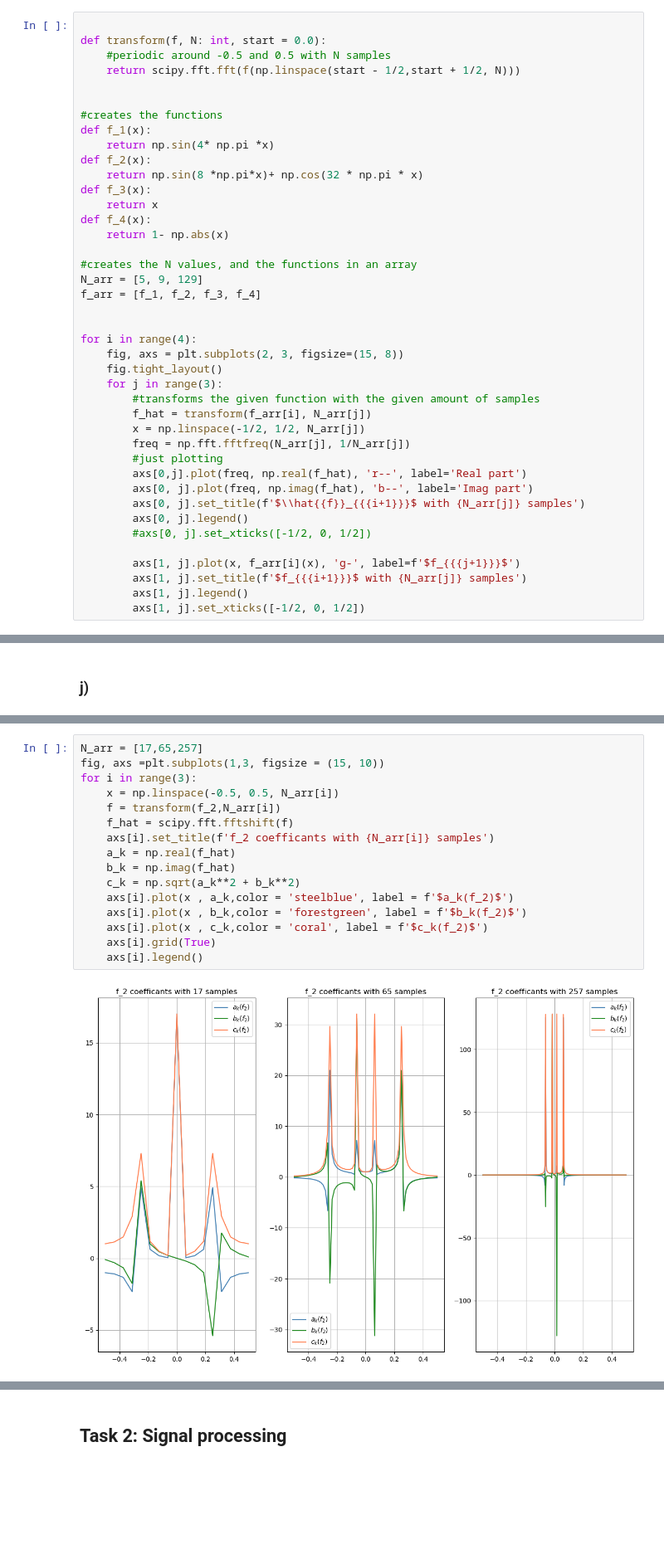
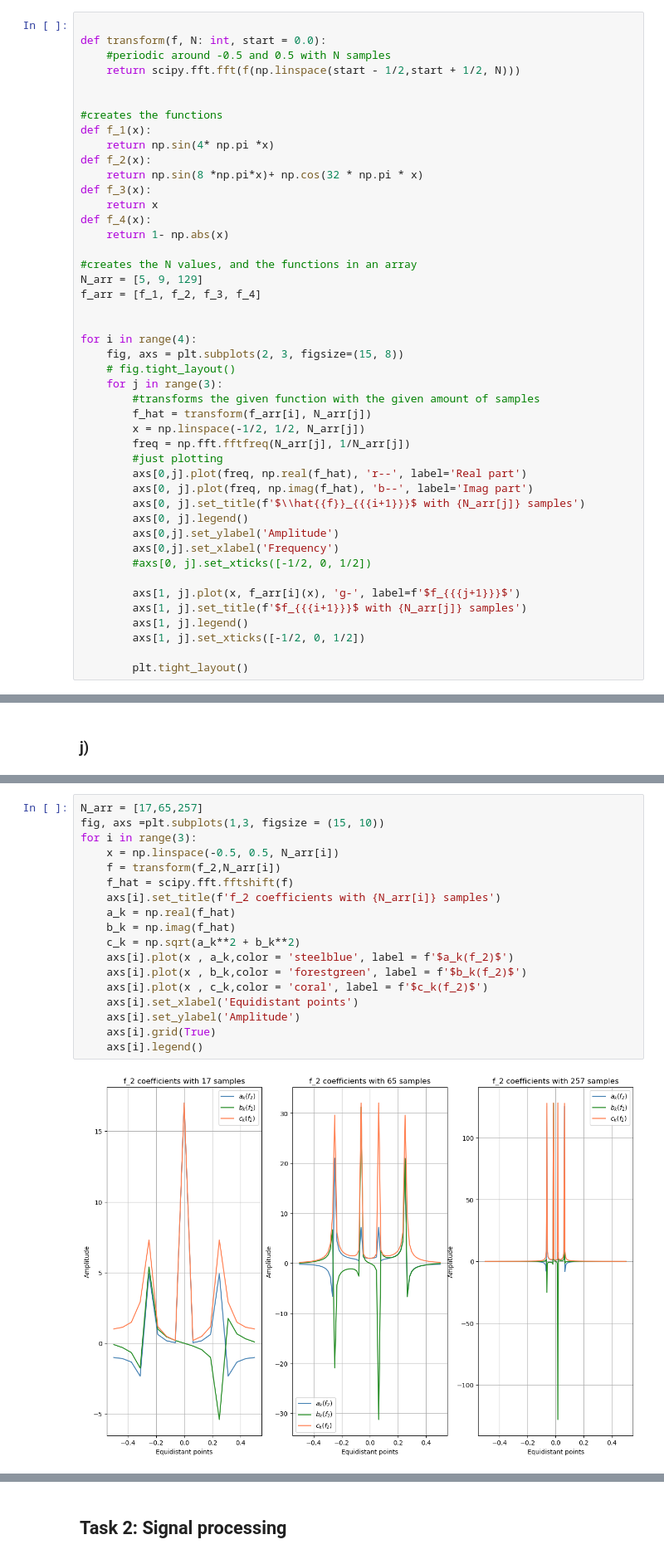
Before and after one commit to EttMolTrym/TMA4215-NumMat, a Jupyter notebook: project_1/project_1.ipynb, the cells around one changed output, grey strips where cells are left out. Shown at 83% size. Saved outputs shown, nothing was run; the diff lists cells and outputs as text; blank space fills up the shorter version.

```diff
--- a/project_1/project_1.ipynb
+++ b/project_1/project_1.ipynb
@@ -384,7 +403,7 @@ f_arr = [f_1, f_2, f_3, f_4]
 
 for i in range(4):
     fig, axs = plt.subplots(2, 3, figsize=(15, 8))
-    fig.tight_layout()
+    # fig.tight_layout()
     for j in range(3):
         #transforms the given function with the given amount of samples
         f_hat = transform(f_arr[i], N_arr[j])
@@ -395,10 +414,14 @@ for i in range(4):
         axs[0, j].plot(freq, np.imag(f_hat), 'b--', label='Imag part')
         axs[0, j].set_title(f'$\\hat{{f}}_{{{i+1}}}$ with {N_arr[j]} samples')
         axs[0, j].legend()
+        axs[0,j].set_ylabel('Amplitude')
+        axs[0,j].set_xlabel('Frequency')
         #axs[0, j].set_xticks([-1/2, 0, 1/2])
 
         axs[1, j].plot(x, f_arr[i](x), 'g-', label=f'$f_{{{j+1}}}$')
         axs[1, j].set_title(f'$f_{{{i+1}}}$ with {N_arr[j]} samples')
         axs[1, j].legend()
         axs[1, j].set_xticks([-1/2, 0, 1/2])
+
+        plt.tight_layout()
 # %% [output]
@@ -419,21 +442,23 @@ we also know from earlier courses (TMA4115) that $c_k = \sqrt{a_k^2+b_k^2}$ when
 # %%
 N_arr = [17,65,257]
 fig, axs =plt.subplots(1,3, figsize = (15, 10))
 for i in range(3):
     x = np.linspace(-0.5, 0.5, N_arr[i])
     f = transform(f_2,N_arr[i])
     f_hat = scipy.fft.fftshift(f)
-    axs[i].set_title(f'f_2 coefficants with {N_arr[i]} samples')
+    axs[i].set_title(f'f_2 coefficients with {N_arr[i]} samples')
     a_k = np.real(f_hat)
     b_k = np.imag(f_hat)
     c_k = np.sqrt(a_k**2 + b_k**2)
     axs[i].plot(x , a_k,color = 'steelblue', label = f'$a_k(f_2)$')
     axs[i].plot(x , b_k,color = 'forestgreen', label = f'$b_k(f_2)$')
     axs[i].plot(x , c_k,color = 'coral', label = f'$c_k(f_2)$')
+    axs[i].set_xlabel('Equidistant points')
+    axs[i].set_ylabel('Amplitude')
     axs[i].grid(True)
     axs[i].legend()
 # %% [output]
-[figure, old version]
+[figure, new version]
 # %% [markdown]
 the fftshift function takes the fast fourier transform and shifts it so that the zero-frequency component goes to the center of the spectrum. In the plot above we see the fourier coefficants plottet where the local minimas and maximas are towards the center (x=0). which makes it a lot easier to analyze and also use for computations. We can do this since its T periodic so shifting the function just shows a different part of the period in the center.
 
```
Also changed, not shown: parts of 36 cells of this notebook.
